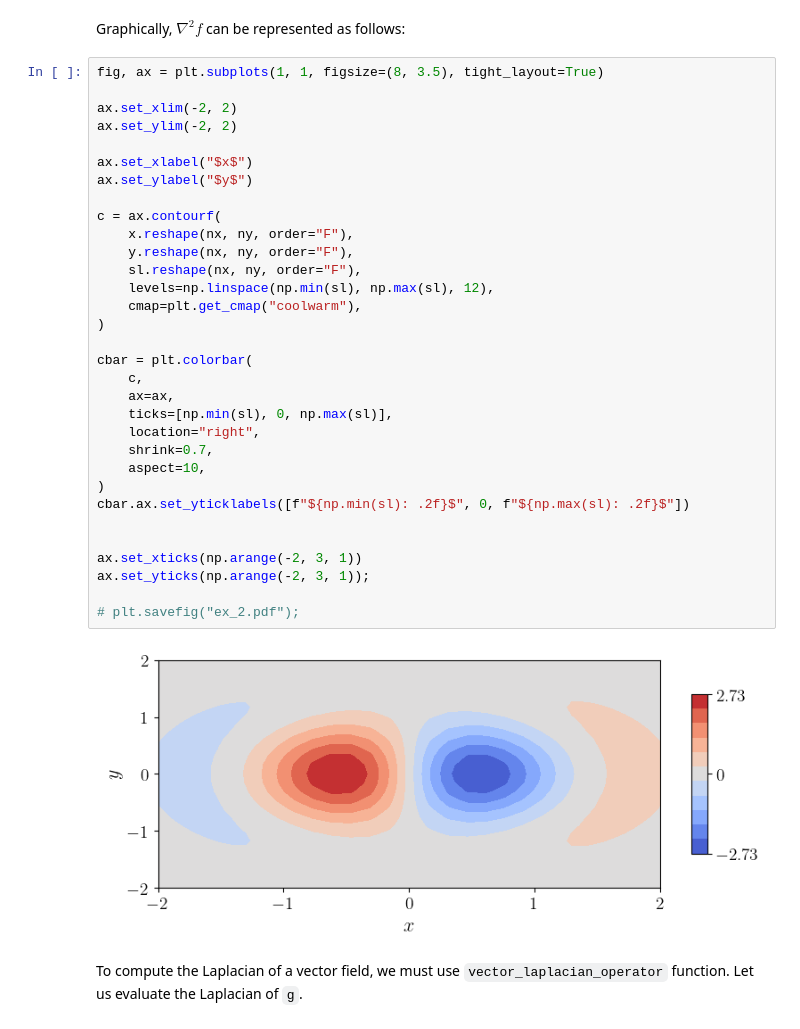
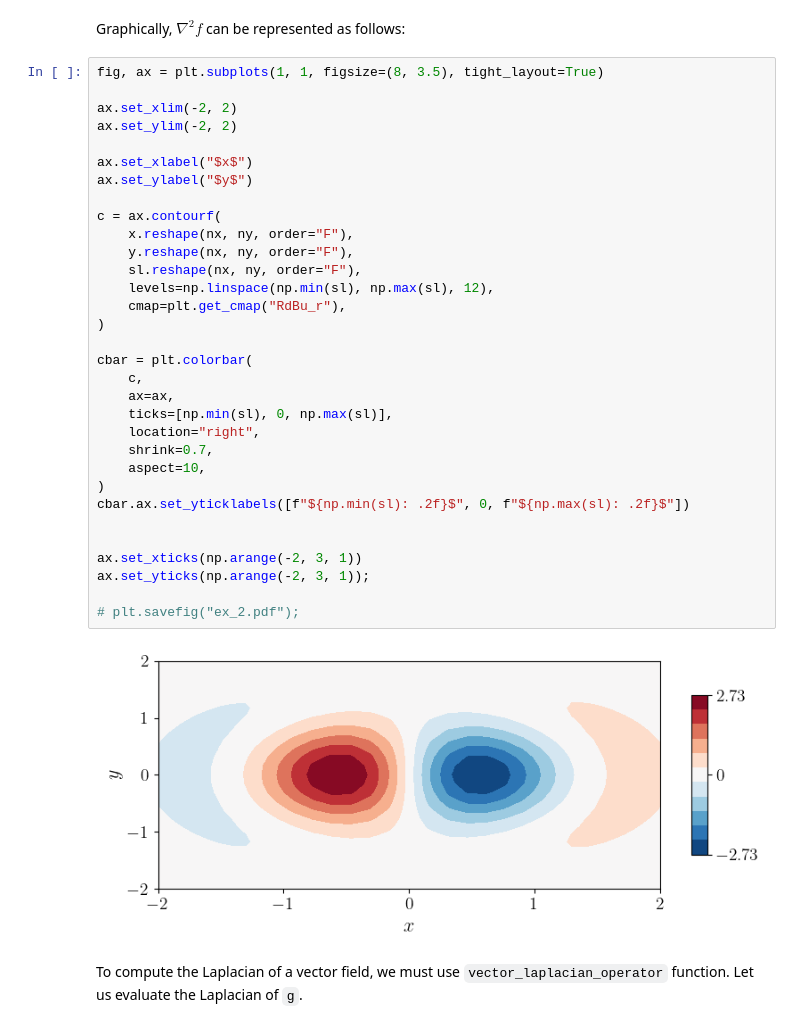
Before and after one commit to YelyzavetaV/trispectral, a Jupyter notebook: tutorials/differential_operators.ipynb, the cells around one changed output. Cells and saved outputs as stored; diff of their text form.

```diff
--- a/benchmarks/differential_operators.ipynb
+++ b/tutorials/differential_operators.ipynb
@@ -85,35 +83,35 @@ fig, ax = plt.subplots(1, 1, figsize=(8, 3.5), tight_layout=True)
 
 ax.set_xlim(-2, 2)
 ax.set_ylim(-2, 2)
 
 ax.set_xlabel("$x$")
 ax.set_ylabel("$y$")
 
 c = ax.contourf(
     x.reshape(nx, ny, order="F"),
     y.reshape(nx, ny, order="F"),
     sl.reshape(nx, ny, order="F"),
     levels=np.linspace(np.min(sl), np.max(sl), 12),
-    cmap=plt.get_cmap("coolwarm"),
+    cmap=plt.get_cmap("RdBu_r"),
 )
 
 cbar = plt.colorbar(
     c,
     ax=ax,
     ticks=[np.min(sl), 0, np.max(sl)],
     location="right",
     shrink=0.7,
     aspect=10,
 )
 cbar.ax.set_yticklabels([f"${np.min(sl): .2f}$", 0, f"${np.max(sl): .2f}$"])
 
 
 ax.set_xticks(np.arange(-2, 3, 1))
 ax.set_yticks(np.arange(-2, 3, 1));
 
 # plt.savefig("ex_2.pdf");
 # %% [output]
-[figure, old version]
+[figure, new version]
 # %% [markdown]
 To compute the Laplacian of a vector field, we must use `vector_laplacian_operator` function. Let us evaluate the Laplacian of `g`.
 # %%
```
Also changed, not shown: parts of 25 cells of this notebook, 8 other files.
